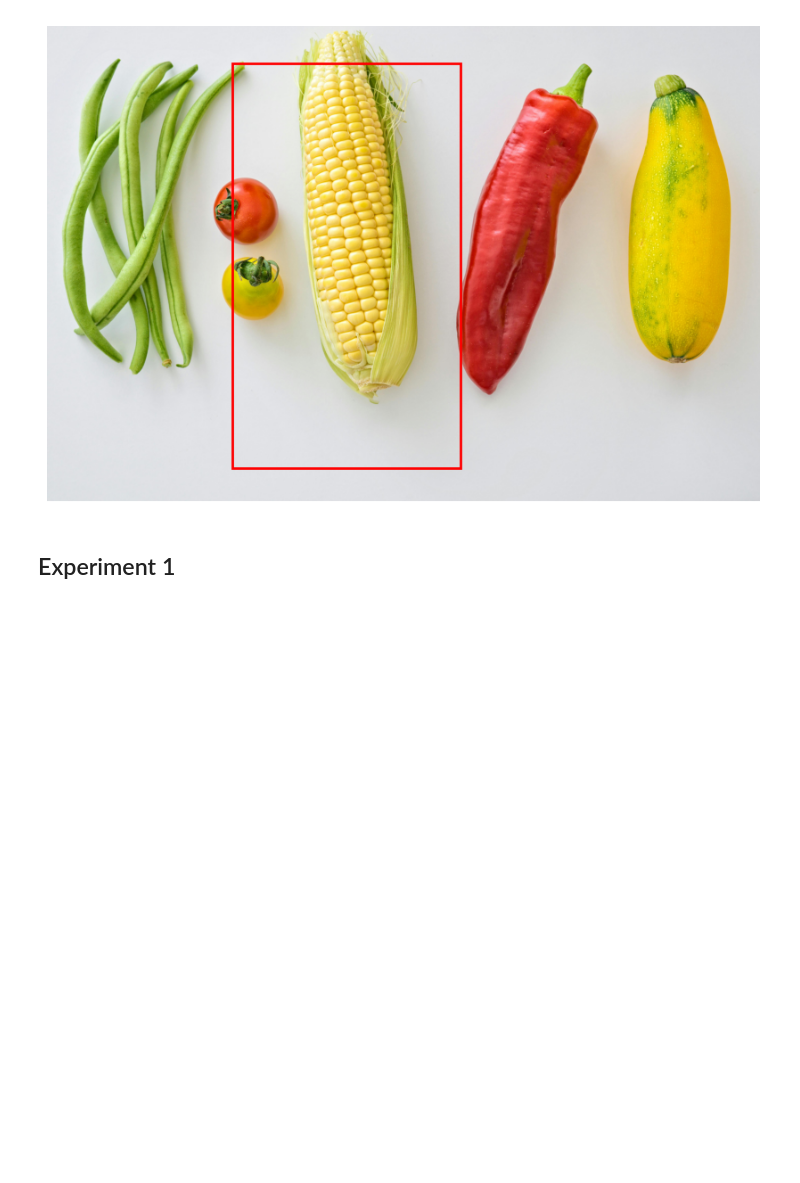
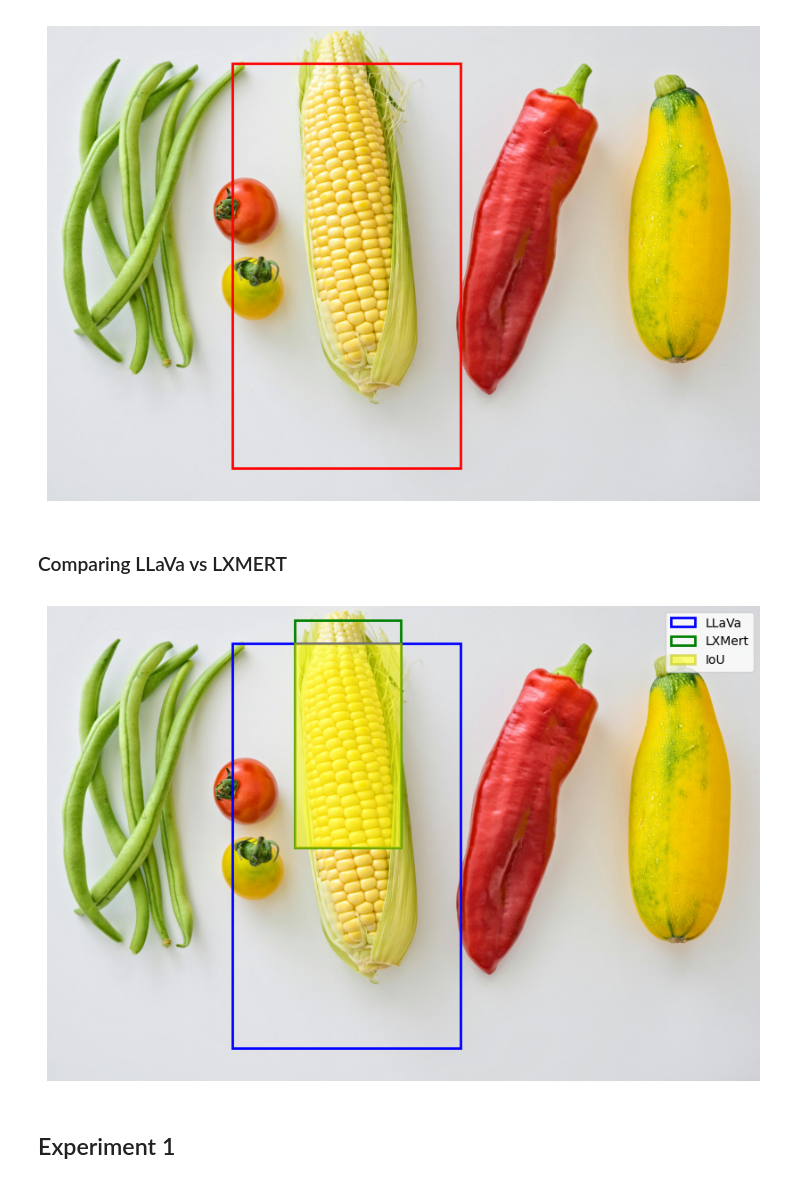
Before and after one commit to alejomaar/LLaVa-Attention-Map, a Jupyter notebook: llava.ipynb, the cells around one changed output. Drawn from its saved outputs; the diff is of its cells as text; code cells hidden in the pictures; blank space fills up the shorter version.

Commit message:
feat: integrate llava + LXMERT

```diff
--- a/llava.ipynb
+++ b/llava.ipynb
@@ -340,9 +340,19 @@ def run_llava(config: RunLlavaConfig):
         text_answer = text_answer[:-len(stop_str)]
     text_answer = text_answer.strip()
 
+    # Convert normalized coordinates to pixel coordinates
+    img_width, img_height = image.size
+    normalized_coords = extract_first_coordinates(text_answer)
+
+    xmin = normalized_coords[0] * img_width
+    ymin = normalized_coords[1] * img_height
+    xmax = normalized_coords[2] * img_width
+    ymax = normalized_coords[3] * img_height
+    coordinates = [xmin, ymin, xmax, ymax]
+
     return {
         "text_answer": text_answer,
-        "coordinates": extract_first_coordinates(text_answer)
+        "coordinates": coordinates
     }
 # %% [markdown]
 # LXMert Model
@@ -599,19 +609,11 @@ Determine a detailed, accurate bounding box coordinates (x1, y1, x2, y2) for the
 import matplotlib.pyplot as plt
 from PIL import Image
 
-normalized_coords = output['coordinates']
-
+llava_coordinates = output['coordinates']
 image = load_image(image_file)
 
-# Convert normalized coordinates to pixel coordinates
-img_width, img_height = image.size
-
-xmin = normalized_coords[0] * img_width
-ymin = normalized_coords[1] * img_height
-xmax = normalized_coords[2] * img_width
-ymax = normalized_coords[3] * img_height
-
-
-plot_bounding_box(image,[xmin,ymin,xmax,ymax] )
+plot_bounding_box(image,llava_coordinates )
 # %% [output]
 [figure]
+# %% [markdown]
+### Comparing LLaVa vs LXMERT
@@ -618,3 +670,7 @@ plot_bounding_box(image,[xmin,ymin,xmax,ymax] )
+# %%
+plot_pair_bounding_boxes(image,llava_coordinates,lxmert_coordinates )
+# %% [output]
+[figure, added]
 # %%
 prompt = "Determine a detailed, accurate bounding box coordinates (x1, y1, x2, y2) for the old man"
 image_file = "https://external-content.duckduckgo.com/iu/?u=http%3A%2F%2Fwww.hdwallpapers.in%2Fwalls%2Fpixars_up_movie_2009-normal.jpg&f=1&nofb=1&ipt=997ed255e2dbddef272d4881d5e5963375022febfc956f944d179a6d1b1f9a27&ipo=images"
```
Also changed, not shown: parts of 3 cells of this notebook.
